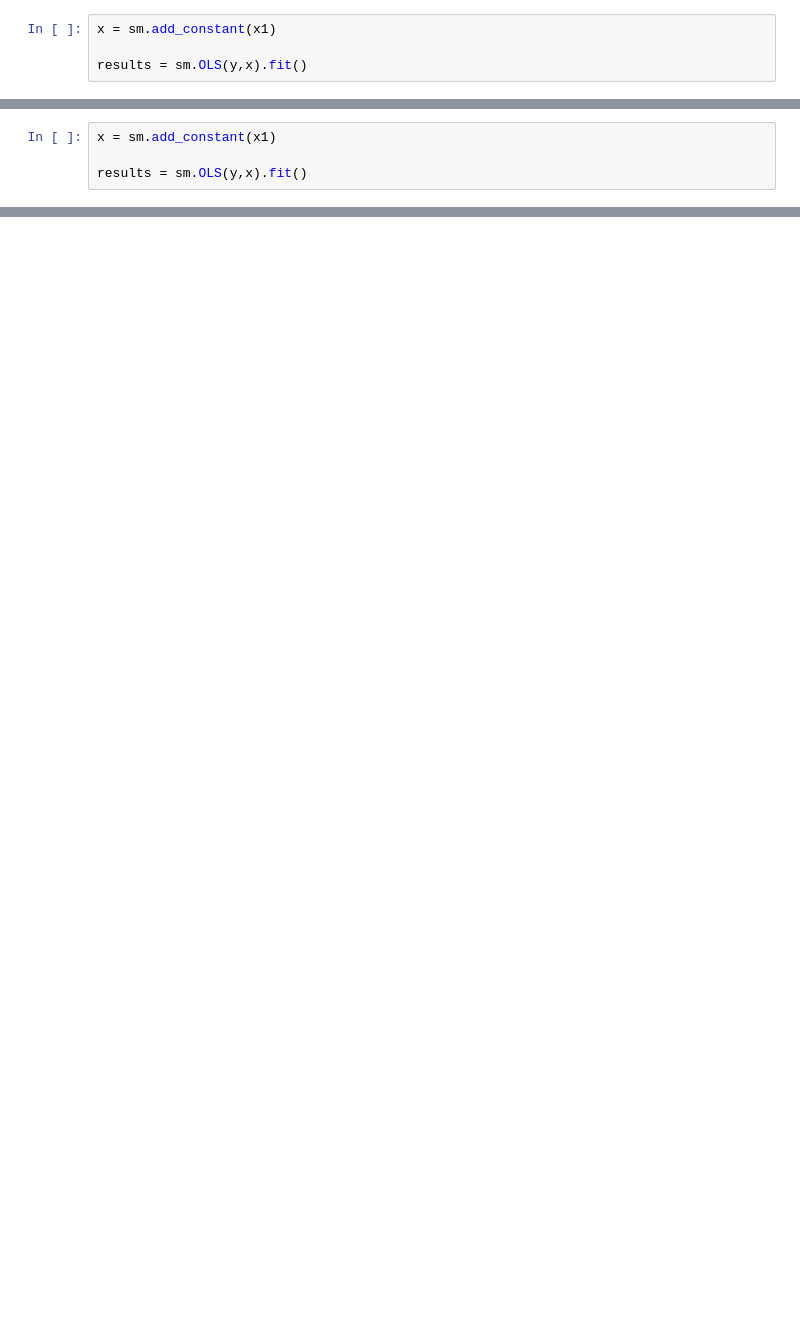
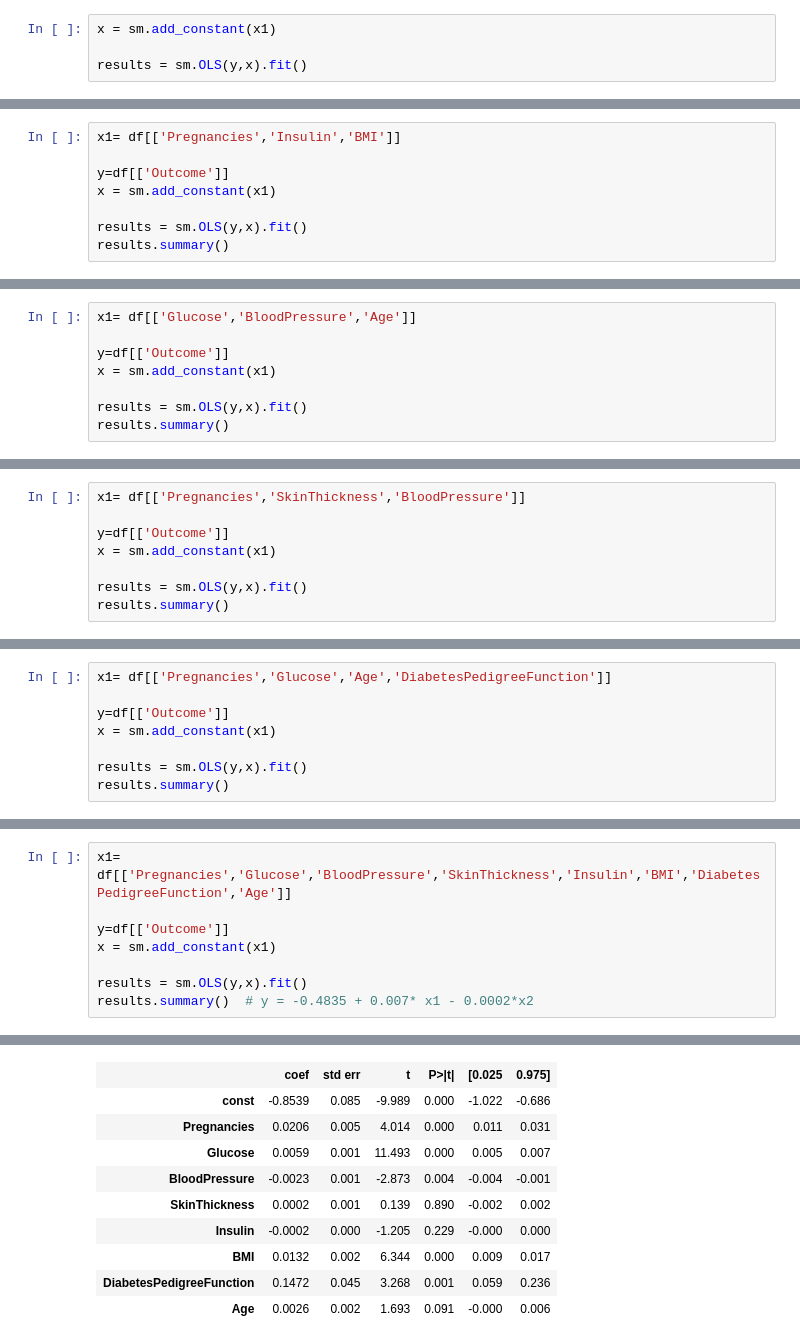
Before and after one commit to Mohit-25/ML-Practicals, a Jupyter notebook: Practical 2/LR_using_statmodel.ipynb, the cells around one changed output, grey strips where cells are left out. Saved outputs shown, nothing was run; the diff lists cells and outputs as text; blank space fills up the shorter version.

```diff
--- a/Practical 2/LR_using_statmodel.ipynb
+++ b/Practical 2/LR_using_statmodel.ipynb
@@ -119,4 +309,8 @@ y=df[['Sales']]
 # %%
+x1= df[['Pregnancies','Insulin','BMI']]
+
+y=df[['Outcome']]
 x = sm.add_constant(x1)
 
 results = sm.OLS(y,x).fit()
+results.summary()
@@ -146,0 +339,8 @@ Warnings:
+# %%
+x1= df[['Glucose','BloodPressure','Age']]
+
+y=df[['Outcome']]
+x = sm.add_constant(x1)
+
+results = sm.OLS(y,x).fit()
+results.summary()
@@ -146,0 +369,8 @@ Warnings:
+# %%
+x1= df[['Pregnancies','SkinThickness','BloodPressure']]
+
+y=df[['Outcome']]
+x = sm.add_constant(x1)
+
+results = sm.OLS(y,x).fit()
+results.summary()
@@ -146,0 +399,8 @@ Warnings:
+# %%
+x1= df[['Pregnancies','Glucose','Age','DiabetesPedigreeFunction']]
+
+y=df[['Outcome']]
+x = sm.add_constant(x1)
+
+results = sm.OLS(y,x).fit()
+results.summary()
@@ -146,0 +430,9 @@ Warnings:
+# %%
+x1= df[['Pregnancies','Glucose','BloodPressure','SkinThickness','Insulin','BMI','DiabetesPedigreeFunction','Age']]
+
+y=df[['Outcome']]
+x = sm.add_constant(x1)
+
+results = sm.OLS(y,x).fit()
+results.summary()  # y = -0.4835 + 0.007* x1 - 0.0002*x2
+# %% [output]
@@ -146,0 +449,10 @@ Warnings:
+|  | coef | std err | t | P>|t| | [0.025 | 0.975] |
+| const | -0.8539 | 0.085 | -9.989 | 0.000 | -1.022 | -0.686 |
+| Pregnancies | 0.0206 | 0.005 | 4.014 | 0.000 | 0.011 | 0.031 |
+| Glucose | 0.0059 | 0.001 | 11.493 | 0.000 | 0.005 | 0.007 |
+| BloodPressure | -0.0023 | 0.001 | -2.873 | 0.004 | -0.004 | -0.001 |
+| SkinThickness | 0.0002 | 0.001 | 0.139 | 0.890 | -0.002 | 0.002 |
+| Insulin | -0.0002 | 0.000 | -1.205 | 0.229 | -0.000 | 0.000 |
+| BMI | 0.0132 | 0.002 | 6.344 | 0.000 | 0.009 | 0.017 |
+| DiabetesPedigreeFunction | 0.1472 | 0.045 | 3.268 | 0.001 | 0.059 | 0.236 |
+| Age | 0.0026 | 0.002 | 1.693 | 0.091 | -0.000 | 0.006 |
```
Also changed, not shown: parts of 22 cells of this notebook, 2 other files.
